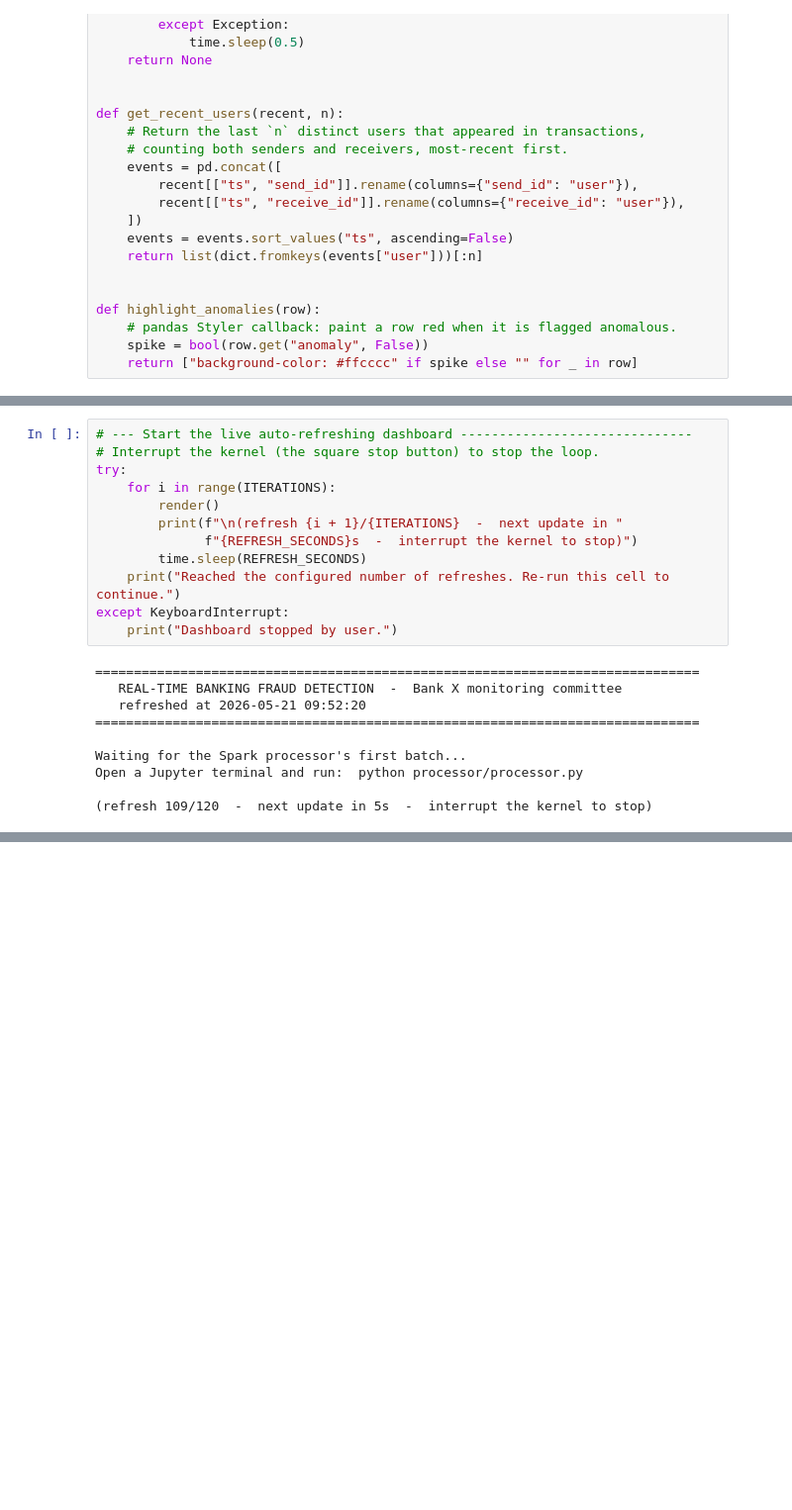
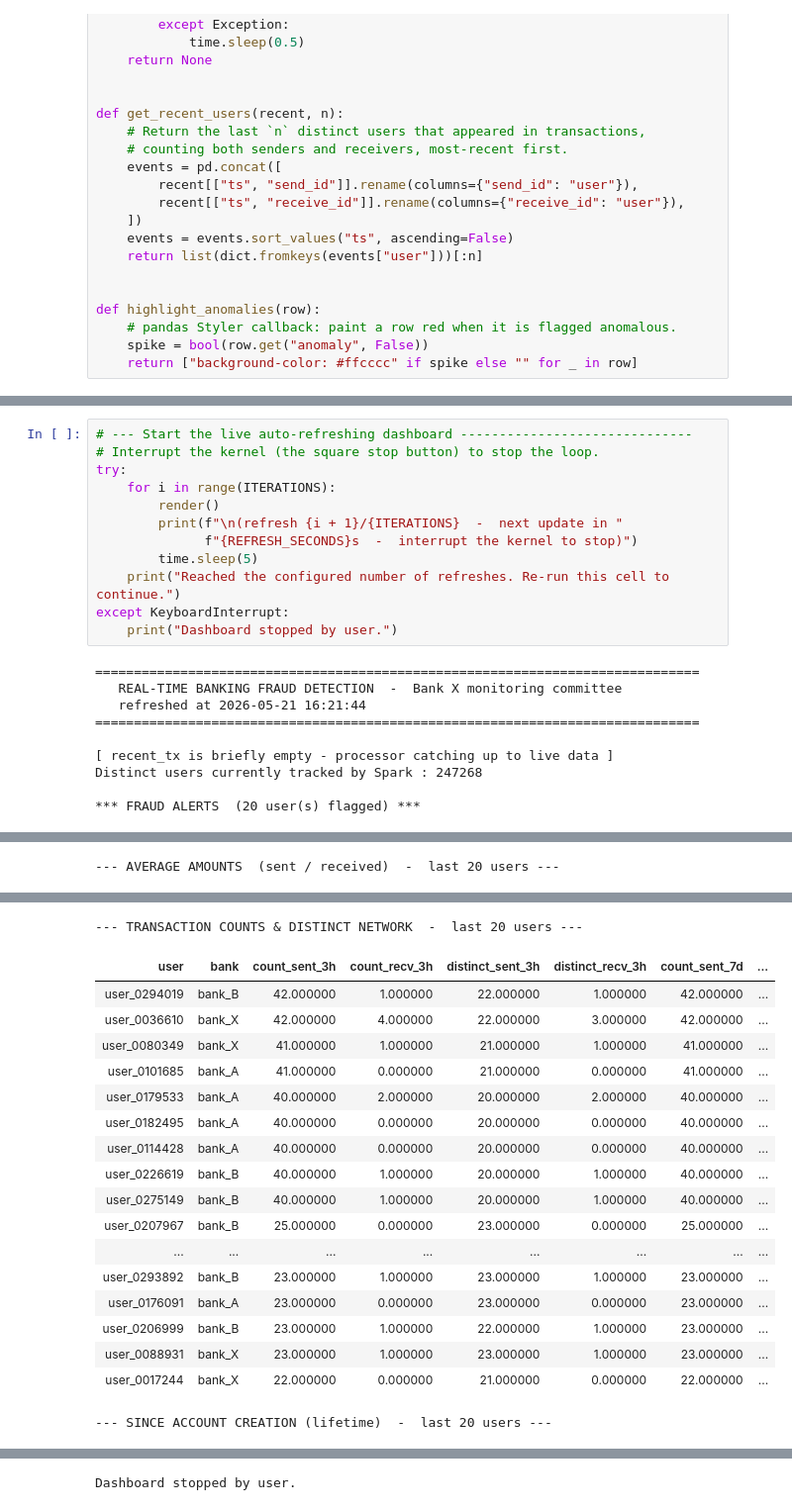
Before and after one commit to secret-moctar/fraud-detection-, a Jupyter notebook: jupyter/dashboard.ipynb, the cells around one changed output, grey strips where cells are left out. Shown at 99% size. Saved outputs shown, nothing was run; the diff lists cells and outputs as text; blank space fills up the shorter version.

Commit message:
updated dashboard

```diff
--- a/jupyter/dashboard.ipynb
+++ b/jupyter/dashboard.ipynb
@@ -237,17 +278,17 @@ try:
         render()
         print(f"\n(refresh {i + 1}/{ITERATIONS}  -  next update in "
               f"{REFRESH_SECONDS}s  -  interrupt the kernel to stop)")
-        time.sleep(REFRESH_SECONDS)
+        time.sleep(5)
     print("Reached the configured number of refreshes. Re-run this cell to continue.")
 except KeyboardInterrupt:
     print("Dashboard stopped by user.")
 # %% [output]
 ==============================================================================
    REAL-TIME BANKING FRAUD DETECTION  -  Bank X monitoring committee
-   refreshed at 2026-05-21 09:52:20
+   refreshed at 2026-05-21 16:21:44
 ==============================================================================
 
-Waiting for the Spark processor's first batch...
-Open a Jupyter terminal and run:  python processor/processor.py
+[ recent_tx is briefly empty - processor catching up to live data ]
+Distinct users currently tracked by Spark : 247268
 
-(refresh 109/120  -  next update in 5s  -  interrupt the kernel to stop)
+*** FRAUD ALERTS  (20 user(s) flagged) ***
@@ -253,0 +312 @@ Open a Jupyter terminal and run:  python processor/processor.py
+--- AVERAGE AMOUNTS  (sent / received)  -  last 20 users ---
@@ -253,0 +330,19 @@ Open a Jupyter terminal and run:  python processor/processor.py
+--- TRANSACTION COUNTS & DISTINCT NETWORK  -  last 20 users ---
+| user | bank | count_sent_3h | count_recv_3h | distinct_sent_3h | distinct_recv_3h | count_sent_7d | ... |
+| user_0294019 | bank_B | 42.000000 | 1.000000 | 22.000000 | 1.000000 | 42.000000 | ... |
+| user_0036610 | bank_X | 42.000000 | 4.000000 | 22.000000 | 3.000000 | 42.000000 | ... |
+| user_0080349 | bank_X | 41.000000 | 1.000000 | 21.000000 | 1.000000 | 41.000000 | ... |
+| user_0101685 | bank_A | 41.000000 | 0.000000 | 21.000000 | 0.000000 | 41.000000 | ... |
+| user_0179533 | bank_A | 40.000000 | 2.000000 | 20.000000 | 2.000000 | 40.000000 | ... |
+| user_0182495 | bank_A | 40.000000 | 0.000000 | 20.000000 | 0.000000 | 40.000000 | ... |
+| user_0114428 | bank_A | 40.000000 | 0.000000 | 20.000000 | 0.000000 | 40.000000 | ... |
+| user_0226619 | bank_B | 40.000000 | 1.000000 | 20.000000 | 1.000000 | 40.000000 | ... |
+| user_0275149 | bank_B | 40.000000 | 1.000000 | 20.000000 | 1.000000 | 40.000000 | ... |
+| user_0207967 | bank_B | 25.000000 | 0.000000 | 23.000000 | 0.000000 | 25.000000 | ... |
+| ... | ... | ... | ... | ... | ... | ... | ... |
+| user_0293892 | bank_B | 23.000000 | 1.000000 | 23.000000 | 1.000000 | 23.000000 | ... |
+| user_0176091 | bank_A | 23.000000 | 0.000000 | 23.000000 | 0.000000 | 23.000000 | ... |
+| user_0206999 | bank_B | 23.000000 | 1.000000 | 22.000000 | 1.000000 | 23.000000 | ... |
+| user_0088931 | bank_X | 23.000000 | 1.000000 | 23.000000 | 1.000000 | 23.000000 | ... |
+| user_0017244 | bank_X | 22.000000 | 0.000000 | 21.000000 | 0.000000 | 22.000000 | ... |
+--- SINCE ACCOUNT CREATION (lifetime)  -  last 20 users ---
@@ -253,0 +366 @@ Open a Jupyter terminal and run:  python processor/processor.py
+Dashboard stopped by user.
```
Also changed, not shown: parts of 3 cells of this notebook.
